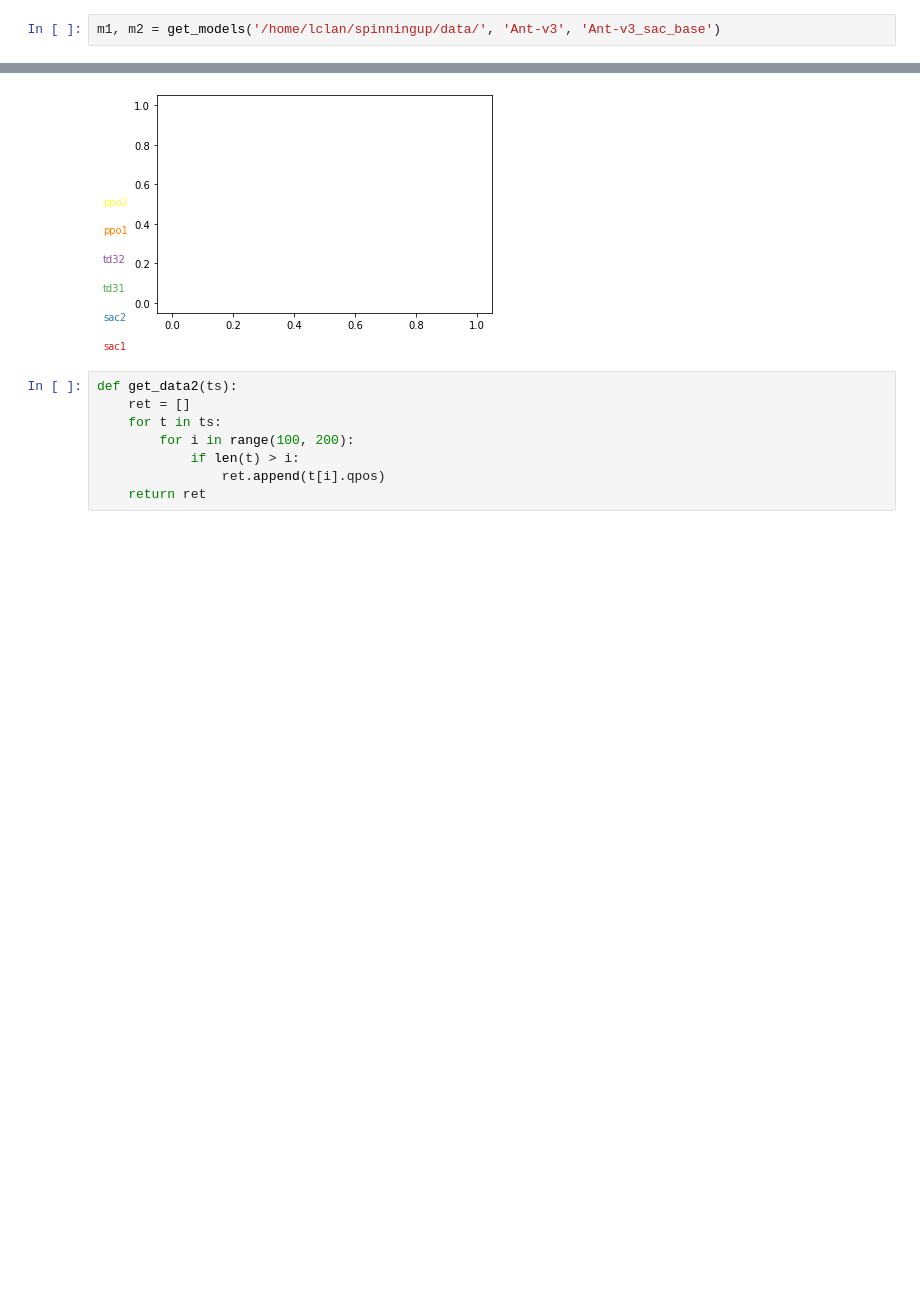
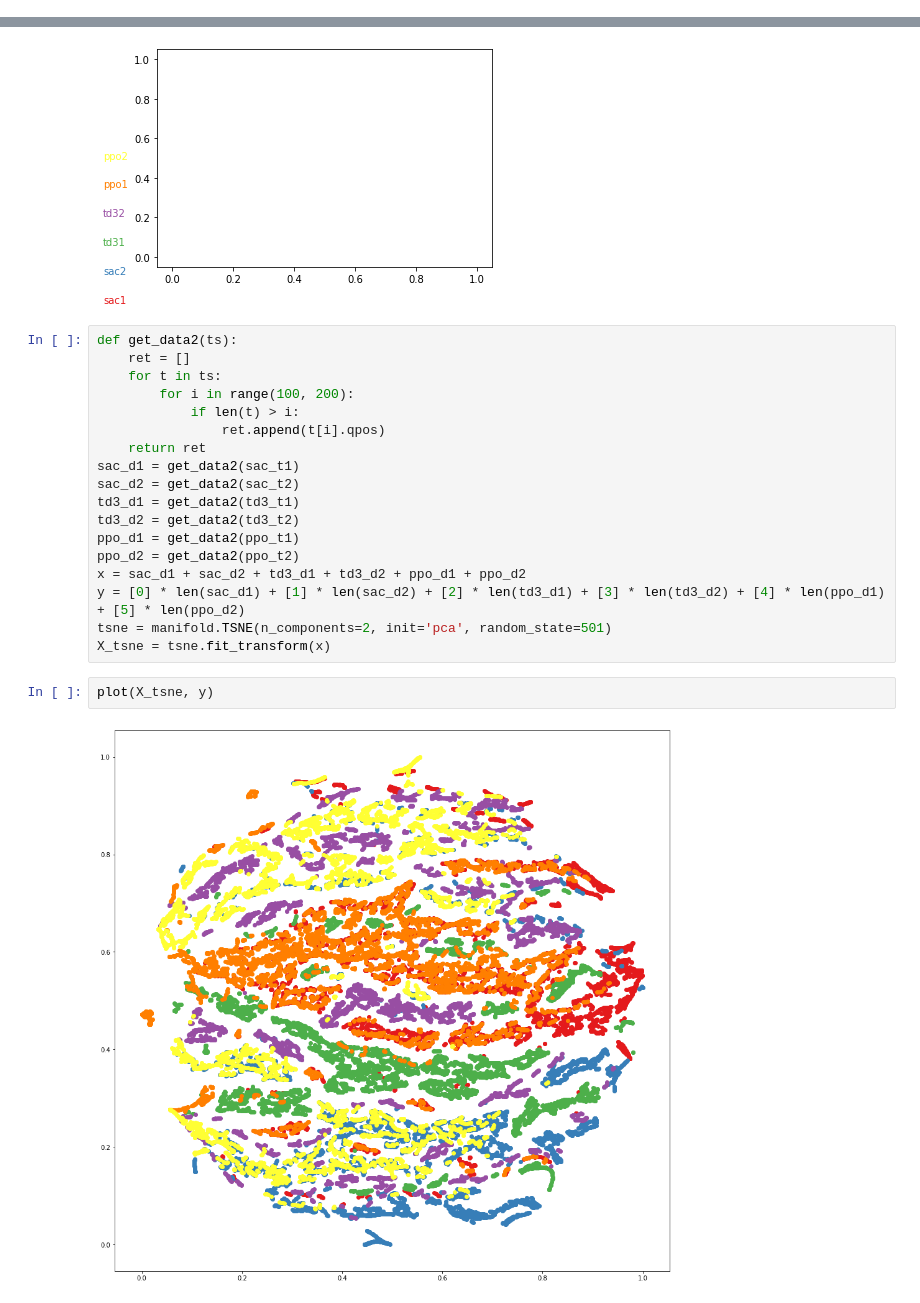
Before and after one commit to lan-lc/spinningup, a Jupyter notebook: tsne.ipynb, the cells around one changed output, grey strips where cells are left out. Cells and saved outputs as stored; diff of their text form; blank space fills up the shorter version.

```diff
--- a/tsne.ipynb
+++ b/tsne.ipynb
@@ -120,5 +120,3 @@ def print_vpercent(v, sp = [1, 2.5, 5, 10, 15, 20, 30, 40, 50, 60, 70, 75, 80, 9
     print_2f(*sp)
     vs = [v[int(l*x/100)] for x in sp]
     print_2f(*vs)
-# %%
-m1, m2 = get_models('/home/lclan/spinningup/data/', 'Ant-v3', 'Ant-v3_sac_base')
@@ -296,3 +364,17 @@ def get_data2(ts):
             if len(t) > i:
                 ret.append(t[i].qpos)
     return ret
+sac_d1 = get_data2(sac_t1)
+sac_d2 = get_data2(sac_t2)
+td3_d1 = get_data2(td3_t1)
+td3_d2 = get_data2(td3_t2)
+ppo_d1 = get_data2(ppo_t1)
+ppo_d2 = get_data2(ppo_t2)
+x = sac_d1 + sac_d2 + td3_d1 + td3_d2 + ppo_d1 + ppo_d2
+y = [0] * len(sac_d1) + [1] * len(sac_d2) + [2] * len(td3_d1) + [3] * len(td3_d2) + [4] * len(ppo_d1) + [5] * len(ppo_d2)
+tsne = manifold.TSNE(n_components=2, init='pca', random_state=501)
+X_tsne = tsne.fit_transform(x)
+# %%
+plot(X_tsne, y)
+# %% [output]
+[figure, added]
```
Also changed, not shown: parts of 13 cells of this notebook, 12 other files.
